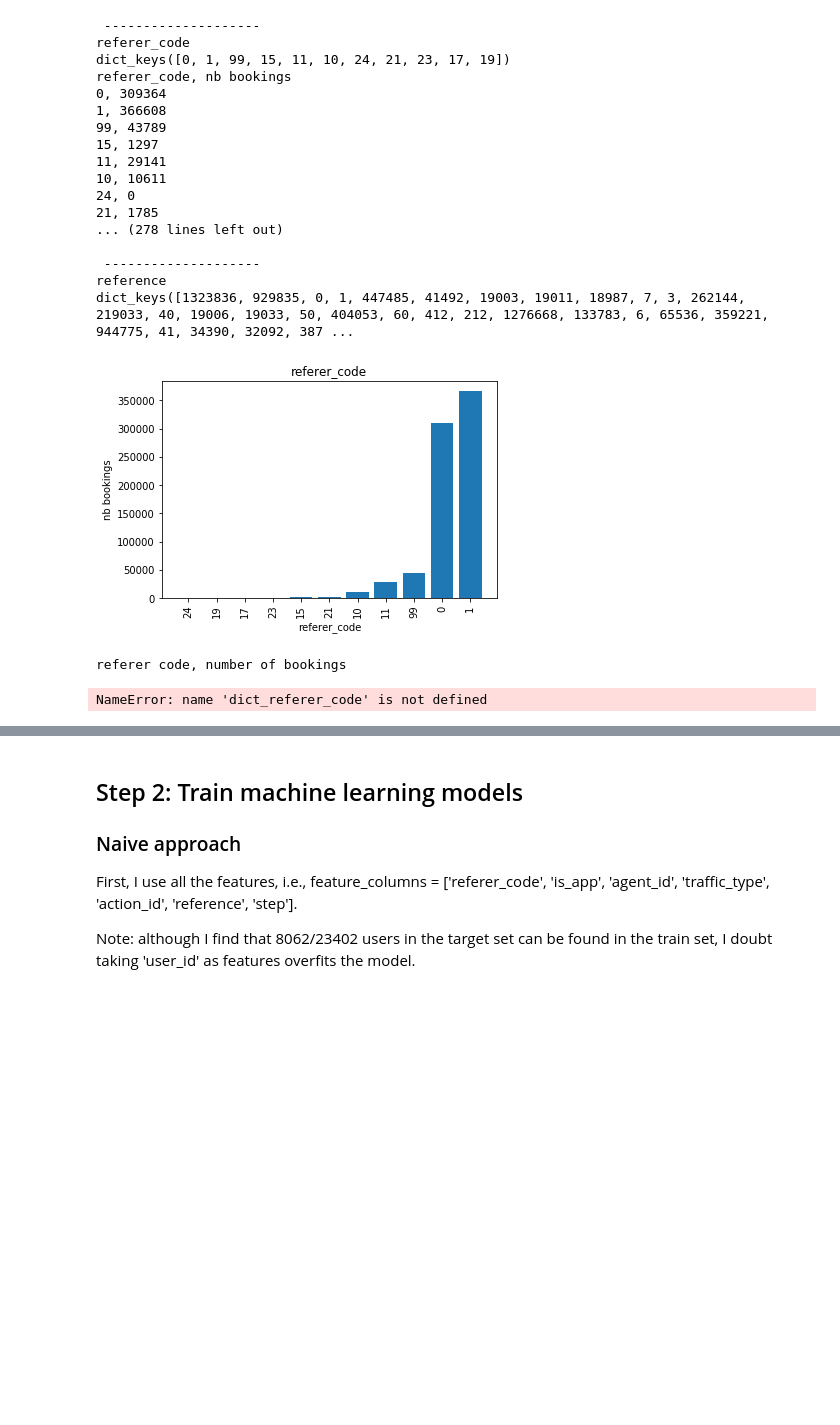
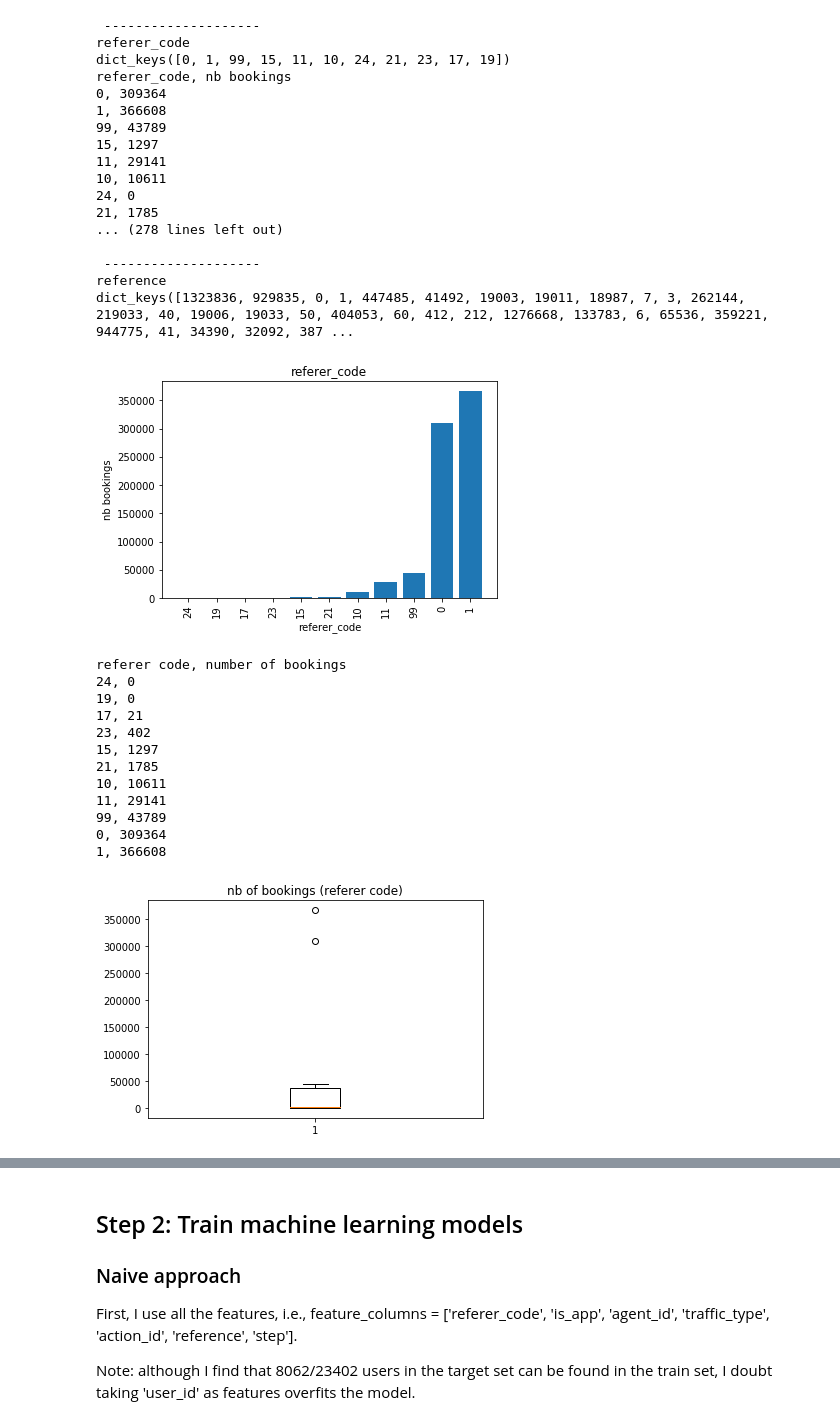
Before and after one commit to ck-unifr/booking-prediction, a Jupyter notebook: booking_prediction.ipynb, the cells around one changed output, grey strips where cells are left out. Cells and saved outputs as stored; diff of their text form; code cells hidden in the pictures; blank space fills up the shorter version.

```diff
--- a/booking_prediction.ipynb
+++ b/booking_prediction.ipynb
@@ -697,29 +697,40 @@ def plot_dict(data_dict, title, xlabel, ylabel):
 # %%
 # referer_code: Encoded category of the referer to the website
 
 # dict_referer_code, referer_code_list = get_nb_bookings_dict(train_user_df, 'referer_code')
 dict_referer_code_nb_bookings = read_dict_from_csv('referer_code-nb_bookings.csv')
 
 dict_referer_code_nb_bookings = OrderedDict(sorted(dict_referer_code_nb_bookings.items(), key=lambda x: x[1]))
 
 plot_dict(dict_referer_code_nb_bookings, 'referer_code', 'referer_code', 'nb bookings')
 
 #plot_dict(dict_feature_nb_bookings['referer_code'], 'referer_code', 'referer_code', 'nb bookings')
 
 print('referer code, number of bookings')
-for key, value in dict_referer_code.items():
+for key, value in dict_referer_code_nb_bookings.items():
     print('{}, {}'.format(key, value))
 
 plt.boxplot(list(dict_referer_code_nb_bookings.values()))
 plt.title('nb of bookings (referer code)')
 plt.show()
 
 # Users with the referer code 1 have the largest number of bookings
 # Users with the referer code 24, 21 have no bookings.
 # %% [output]
 [figure]
 referer code, number of bookings
+24, 0
+19, 0
+17, 21
+23, 402
+15, 1297
+21, 1785
+10, 10611
+11, 29141
+99, 43789
+0, 309364
+1, 366608
-NameError: name 'dict_referer_code' is not defined
+[figure, added]
 # %%
 # is_app: If the session was made using the trivago app
 
```
Also changed, not shown: parts of 9 cells of this notebook, 1 other file.
